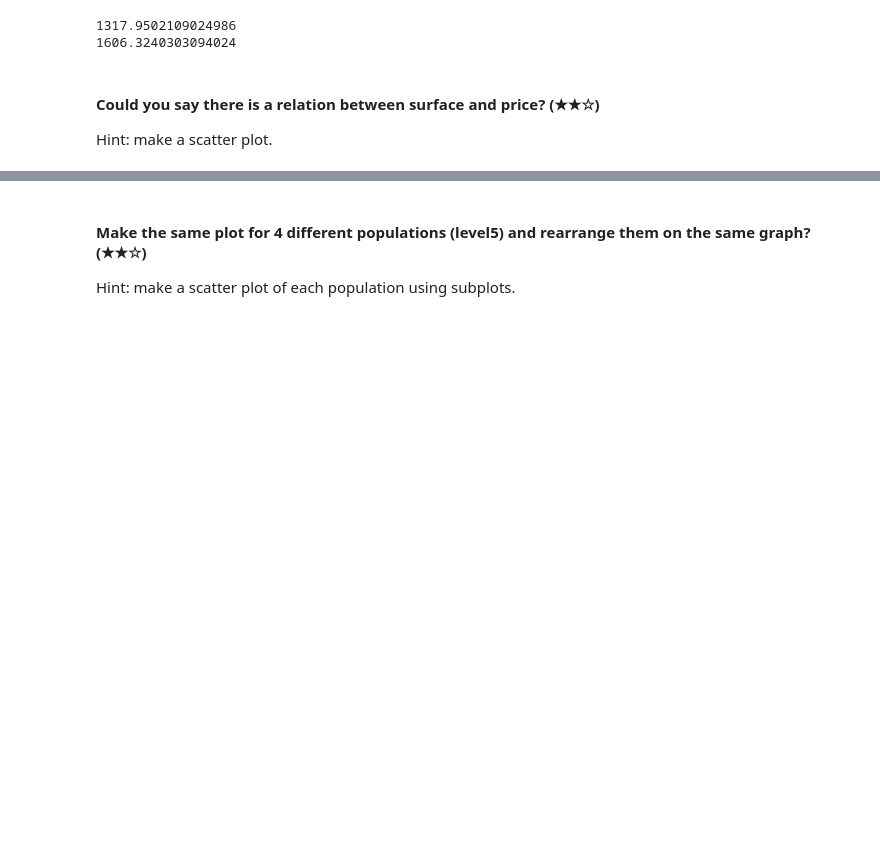
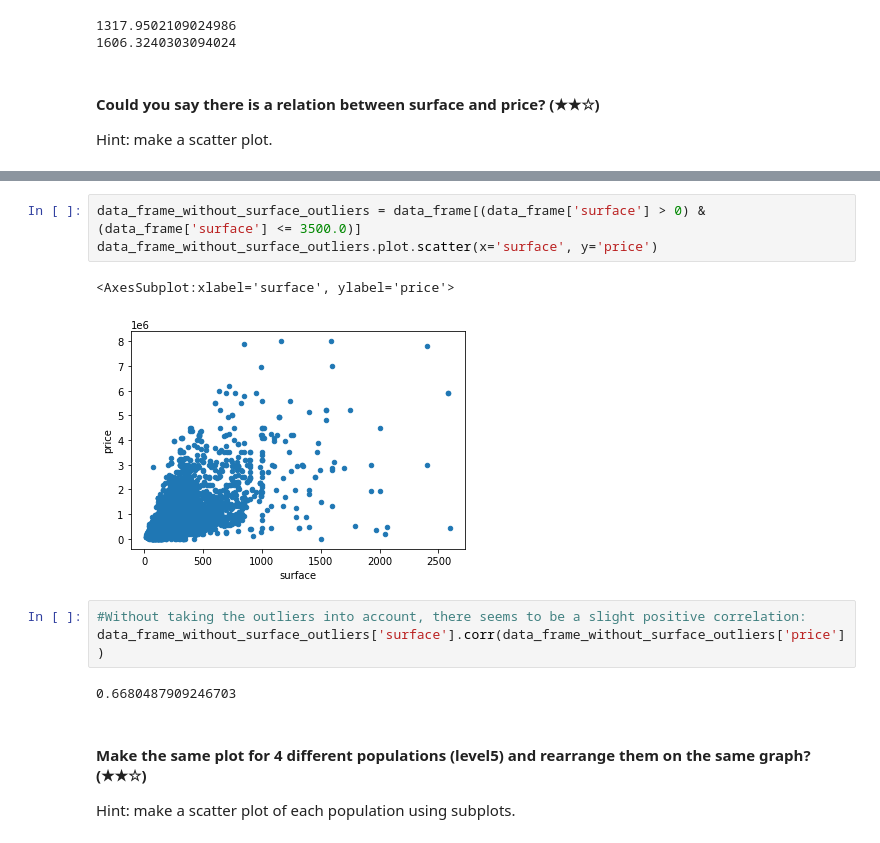
Before and after one commit to nitotosi/realestate-datacleanup-exercise, a Jupyter notebook: project.ipynb, the cells around one changed output, grey strips where cells are left out. Cells and saved outputs as stored; diff of their text form; blank space fills up the shorter version.

```diff
--- a/project.ipynb
+++ b/project.ipynb
@@ -313,3 +320,14 @@ Hint: make a scatter plot.
+# %%
+data_frame_without_surface_outliers = data_frame[(data_frame['surface'] > 0) & (data_frame['surface'] <= 3500.0)]
+data_frame_without_surface_outliers.plot.scatter(x='surface', y='price')
+# %% [output]
+<AxesSubplot:xlabel='surface', ylabel='price'>
+[figure, added]
+# %%
+#Without taking the outliers into account, there seems to be a slight positive correlation:
+data_frame_without_surface_outliers['surface'].corr(data_frame_without_surface_outliers['price'])
+# %% [output]
+0.6680487909246703
 # %% [markdown]
 #### Make the same plot for 4 different populations (level5) and rearrange them on the same graph? (★★☆)
 Hint: make a scatter plot of each population using subplots.
```
Also changed, not shown: parts of 5 cells of this notebook.
